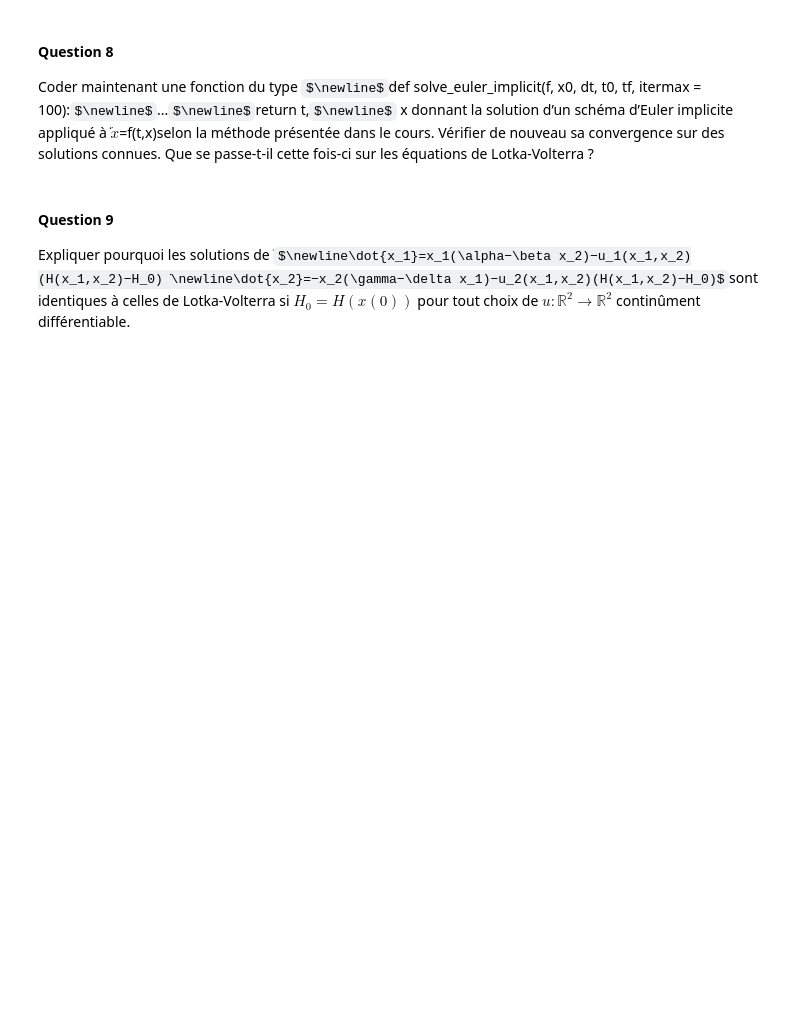
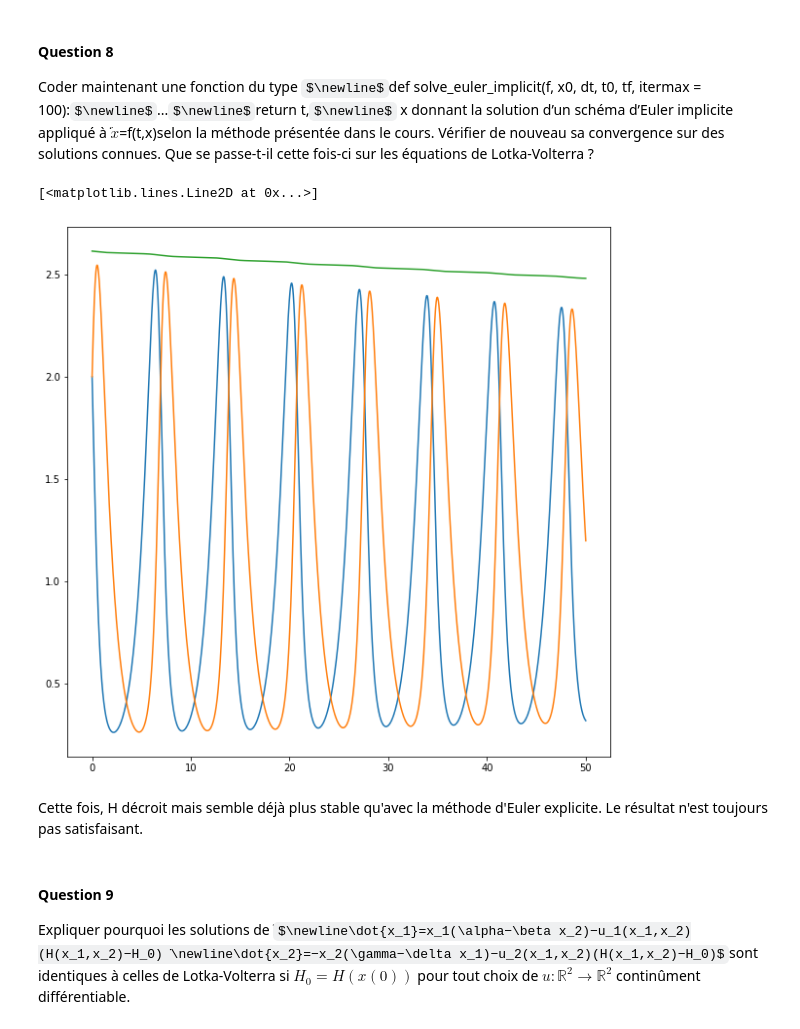
Before and after one commit to jdelaplace/Projet-numerique-equas-diff, a Jupyter notebook: Projet numerique equas diff.ipynb, the cells around one changed output. Drawn from its saved outputs; the diff is of its cells as text; code cells hidden in the pictures; some formulas as TeX source; blank space fills up the shorter version.

```diff
--- a/Projet numerique equas diff.ipynb
+++ b/Projet numerique equas diff.ipynb
@@ -87,6 +132,48 @@ Utiliser le schéma d’Euler explicite pour simuler les équations de Lotka-Vol
 # %% [markdown]
 #### Question 8
 Coder maintenant une fonction du type $\newline$def solve_euler_implicit(f, x0, dt, t0, tf, itermax = 100):$\newline$...$\newline$return t,$\newline$ x donnant la solution d’un schéma d’Euler implicite appliqué à ̇$\dot{x}$=f(t,x)selon la méthode présentée dans le cours. Vérifier de nouveau sa convergence sur des solutions connues. Que se passe-t-il cette fois-ci sur les équations de Lotka-Volterra ?
+# %%
+def solve_euler_implicit(f, x0, dt, t0, itermax = 100):
+
+    def point_fixe(F, x_0, eps):
+        x = x_0
+        x_next = x + 2*eps*x
+        while np.all(abs(x_next-x)/x_0 > eps):
+            x_next, x = F(x_next), x_next
+        return x_next
+
+
+    t = t0 + np.arange(itermax+1)*dt
+    x = [x0]
+    for n in range(itermax):
+        def F(u):
+            return x[n] + dt*f(t[n]+dt, u)
+        x.append(point_fixe(F, x[n]+dt*f(t[n],x[n]),0.001))
+    return t, x
+
+def f(t, x): #la solution sera l'exponentielle
+    return x
+
+#t, x = solve_euler_implicit(f, 1, 0.01, 0, 500)
+
+#plt.plot(t,x)
+
+def lokta_volterra(t, array):
+    return np.array([array[0]*(alpha - beta*array[1]), -array[1]*(gamma - delta*array[0])])
+
+t, liste = solve_euler_implicit(lokta_volterra, np.array([2,2]), 0.005, 0, 10000)
+x1 = [i[0] for i in liste]
+x2 = [i[1] for i in liste]
+plt.plot(t,x1)
+plt.plot(t,x2)
+
+H = H = delta*x1 - gamma*np.log(x1) + beta*x2 - alpha*np.log(x2)
+plt.plot(t,H)
+# %% [output]
+[<matplotlib.lines.Line2D at 0x...>]
+[figure, added]
+# %% [markdown]
+Cette fois, H décroit mais semble déjà plus stable qu'avec la méthode d'Euler explicite. Le résultat n'est toujours pas satisfaisant.
 # %% [markdown]
 #### Question 9
 Expliquer pourquoi les solutions de ̇$\newline\dot{x_1}=x_1(\alpha−\beta x_2)−u_1(x_1,x_2)(H(x_1,x_2)−H_0) ̇\newline\dot{x_2}=−x_2(\gamma−\delta x_1)−u_2(x_1,x_2)(H(x_1,x_2)−H_0)$sont identiques à celles de Lotka-Volterra si $H_0=H(x(0))$ pour tout choix de $u:\mathbb{R}^2→\mathbb{R}^2$ continûment différentiable.
```
Also changed, not shown: parts of 15 cells of this notebook.
